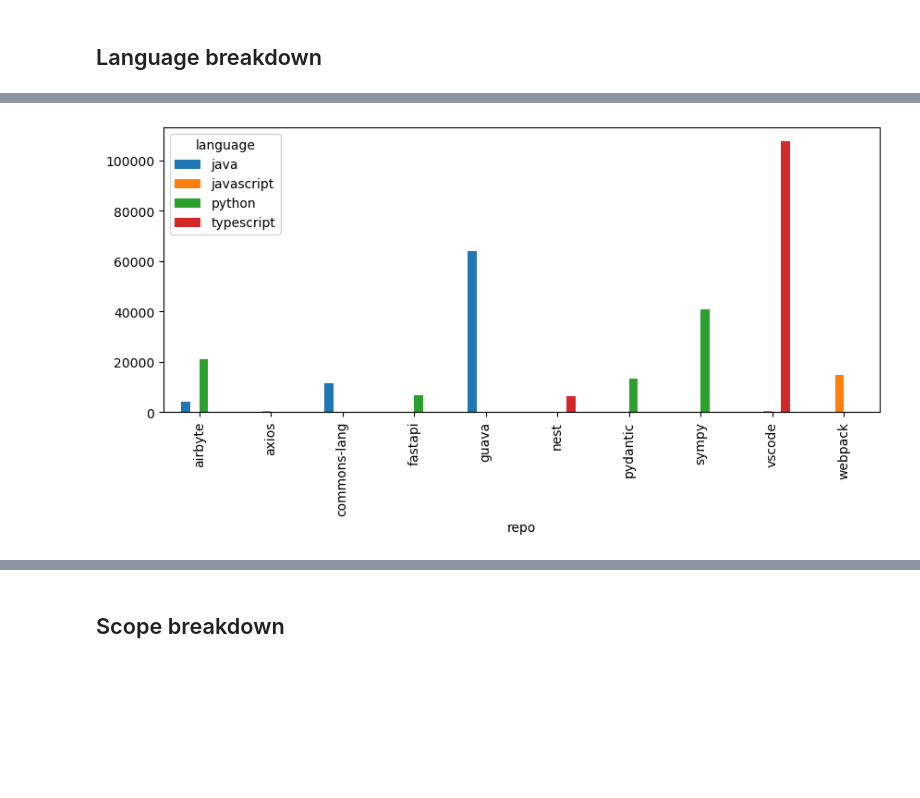
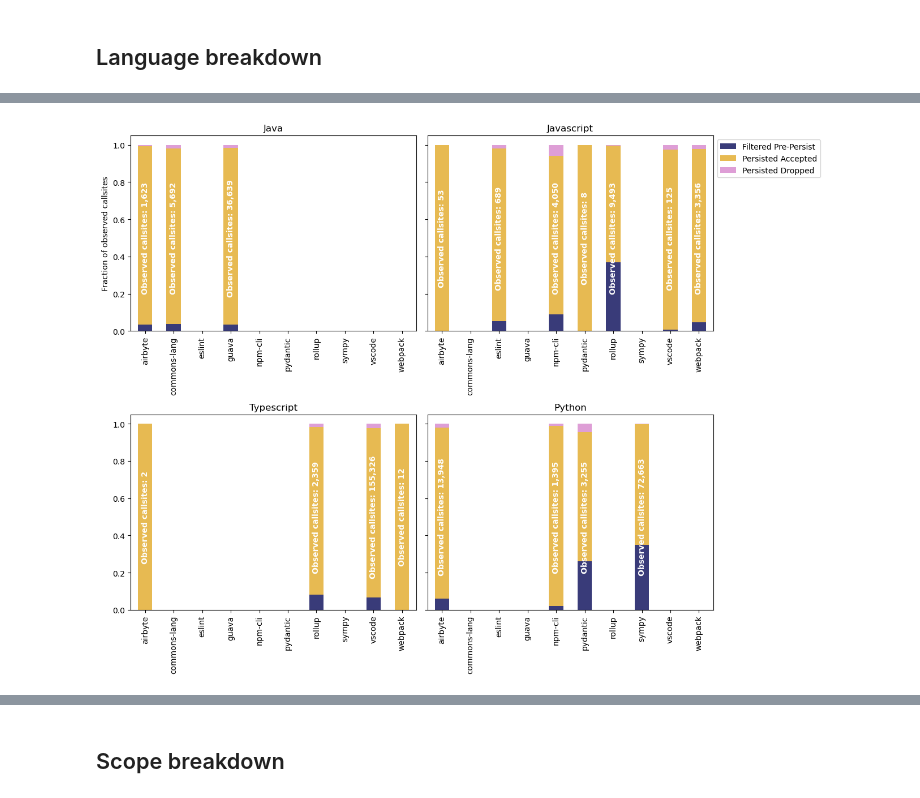
Before and after one commit to megascienta/sciona, a Jupyter notebook: validations/build_status_reports/evaluation.ipynb, the cells around one changed output, grey strips where cells are left out. Drawn from its saved outputs; the diff is of its cells as text; code cells hidden in the pictures; blank space fills up the shorter version.

```diff
--- a/validations/build_status_reports/evaluation.ipynb
+++ b/validations/build_status_reports/evaluation.ipynb
@@ -211,4 +283,51 @@ def plot_language_metric(section, metric):
-# %%
-plot_language_metric("Structure", "Nodes")
-# %% [output]
-[figure, removed]
+# %%
+observed_callsites = languages_pivot.xs("Callsites", axis=1, level="section")["Observed Syntactic Callsites"]
+
+callsites_df = languages_pivot.xs("Callsites", axis=1, level="section").drop(columns=["Observed Syntactic Callsites", "Persisted Callsites"])
+callsites_df = callsites_df.div(callsites_df.sum(axis=1), axis=0)
+callsites_df = callsites_df.sort_index(level="repo")
+
+all_repos = callsites_df.index.get_level_values("repo").unique()
+
+java_df = callsites_df.xs("java", level="language").reindex(all_repos, fill_value=0)
+javascript_df = callsites_df.xs("javascript", level="language").reindex(all_repos, fill_value=0)
+typescript_df = callsites_df.xs("typescript", level="language").reindex(all_repos, fill_value=0)
+python_df = callsites_df.xs("python", level="language").reindex(all_repos, fill_value=0)
+
+java_callsites = observed_callsites.xs("java", level="language").reindex(all_repos, fill_value=0)
+javascript_callsites = observed_callsites.xs("javascript", level="language").reindex(all_repos, fill_value=0)
+typescript_callsites = observed_callsites.xs("typescript", level="language").reindex(all_repos, fill_value=0)
+python_callsites = observed_callsites.xs("python", level="language").reindex(all_repos, fill_value=0)
+
+fig, axes = plt.subplots(2,2, figsize=(13,10), sharey=True)
+
+java_df.plot(kind="bar", stacked=True, colormap="tab20b", ax=axes[0,0], legend=False)
+javascript_df.plot(kind="bar", stacked=True, colormap="tab20b", ax=axes[0,1])
+typescript_df.plot(kind="bar", stacked=True, colormap="tab20b", ax=axes[1,0], legend=False)
+python_df.plot(kind="bar", stacked=True, colormap="tab20b", ax=axes[1,1], legend=False)
+
+for i, (repo, value) in enumerate(java_callsites.items()):
+    axes[0,0].text(i, 0.5, f"Observed callsites: {int(value):,}", rotation=90, ha="center", va="center", fontsize=10, fontweight="bold", color="white")
+
+for i, (repo, value) in enumerate(javascript_callsites.items()):
+    axes[0,1].text(i, 0.5, f"Observed callsites: {int(value):,}", rotation=90, ha="center", va="center", fontsize=10, fontweight="bold", color="white")
+
+for i, (repo, value) in enumerate(typescript_callsites.items()):
+    axes[1,0].text(i, 0.5, f"Observed callsites: {int(value):,}", rotation=90, ha="center", va="center", fontsize=10, fontweight="bold", color="white")
+
+for i, (repo, value) in enumerate(python_callsites.items()):
+    axes[1,1].text(i, 0.5, f"Observed callsites: {int(value):,}", rotation=90, ha="center", va="center", fontsize=10, fontweight="bold", color="white")
+
+axes[0,0].set_title("Java")
+axes[0,1].set_title("Javascript")
+axes[1,0].set_title("Typescript")
+axes[1,1].set_title("Python")
+
+for ax in axes.flat: ax.set_xlabel("")
+axes[0,0].set_ylabel("Fraction of observed callsites")
+axes[0,1].legend(bbox_to_anchor=(1,1), loc="upper left")
+
+plt.tight_layout()
+plt.show()
+# %% [output]
+[figure, added]
```
Also changed, not shown: parts of 20 cells of this notebook, 25 other files.
